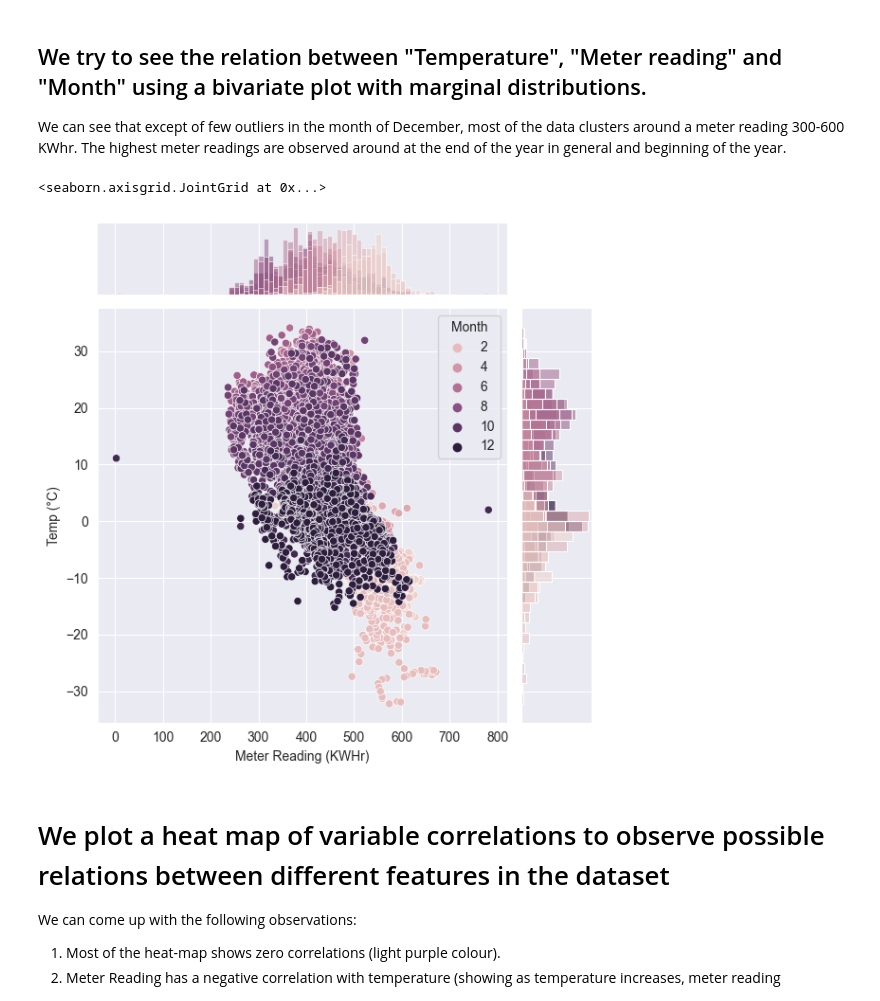
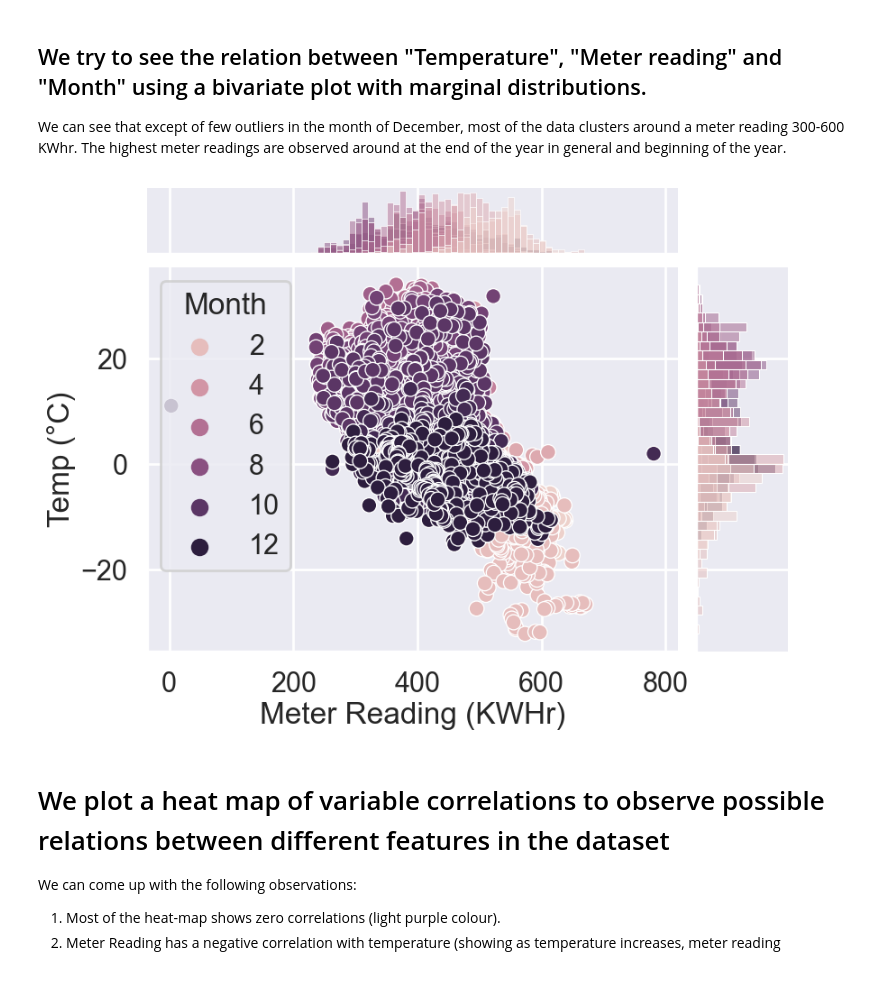
Before and after one commit to edwinthomas444/smart-grid-predictors, a Jupyter notebook: E2E_ML_pipeline.ipynb, the cells around one changed output. Cells and saved outputs as stored; diff of their text form; code cells hidden in the pictures.

```diff
--- a/E2E_ML_pipeline.ipynb
+++ b/E2E_ML_pipeline.ipynb
@@ -224,6 +224,8 @@ eda_df = pd.read_csv("Data/eda_newData.csv")
 We observe the following: Firstly all the meter readings from 200 to 600KWHr corresponds to temperatures in the range of -20 to +30 degree Celcius. A higher density of samples have an electricity consumtion of 500kWhr corresponding to 0 degrees when it snows, in addition to 300kWhr or 400KWHr when it does not snow. The fluctuations could be due to other variables/features that also influence the readings.
 # %%
 # bivariate analysis with hue
+sns.set_context("poster")
 sns.set_style('darkgrid')
 sns.kdeplot(data=eda_df, x="Meter Reading (KWHr)", y="Temp (°C)", hue="Snow", fill=True)
+plt.savefig('Plots/kde.png', dpi=300, bbox_inches='tight')
 # %% [output]
@@ -253,11 +254,13 @@ Text(0.5, 1.0, 'Boxplots for Visibility and Meter Reading')
 We can see that except of few outliers in the month of December, most of the data clusters around a meter reading 300-600 KWhr. The highest meter readings are observed around at the end of the year in general and beginning of the year.
 # %%
 sns.set_style('darkgrid')
+
 g = sns.JointGrid(data=eda_df, x="Meter Reading (KWHr)", y="Temp (°C)", hue="Month")
+plt.gcf().set_size_inches(10, 7)
 g.plot(sns.scatterplot, sns.histplot)
+plt.savefig('Plots/scatter.png', dpi=300, bbox_inches='tight')
 # %% [output]
-<seaborn.axisgrid.JointGrid at 0x...>
-[figure, old version]
+[figure, new version]
 # %% [markdown]
 # We plot a heat map of variable correlations to observe possible relations between different features in the dataset
 
```
Also changed, not shown: parts of 12 cells of this notebook, 10 other files.
